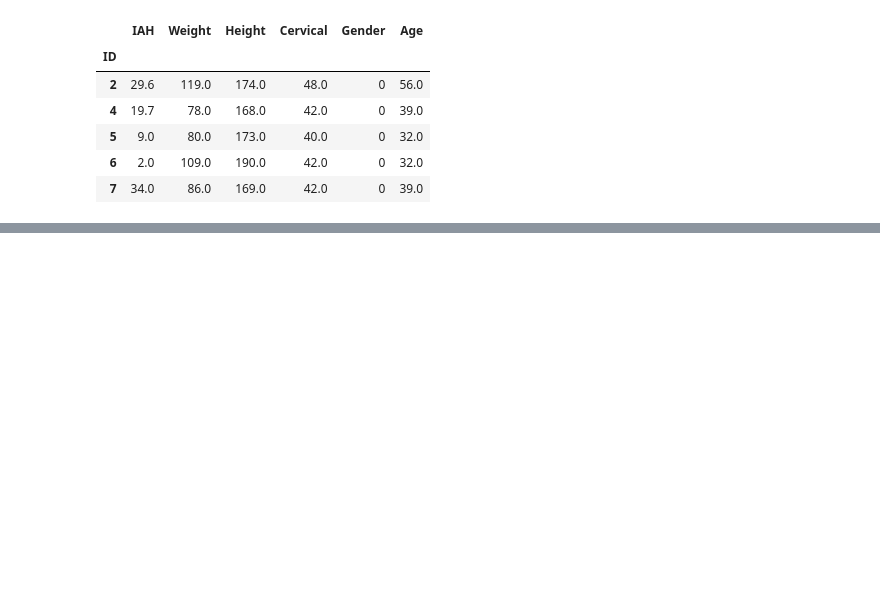
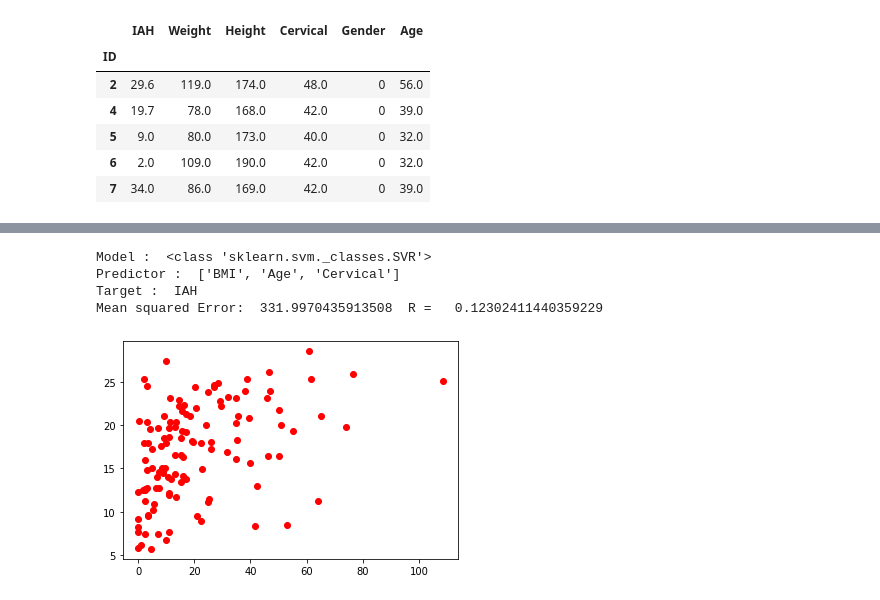
Before and after one commit to MGousset/UPM_AI_Master_degree, a Jupyter notebook: notebooks/EDA_Regression_Marvin_Gousset.ipynb, the cells around one changed output, grey strips where cells are left out. Drawn from its saved outputs; the diff is of its cells as text; code cells hidden in the pictures; blank space fills up the shorter version.

```diff
--- a/notebooks/EDA_Regression_Marvin_Gousset.ipynb
+++ b/notebooks/EDA_Regression_Marvin_Gousset.ipynb
@@ -206,0 +199,14 @@ Variance score: 0.12
+# %%
+#Define features and output
+predictors = ['BMI', 'Age', 'Cervical']
+target = 'IAH'
+
+# Define the model
+model = svm.SVR()
+training_process(model, predictors, target, df)
+# %% [output]
+Model :  <class 'sklearn.svm._classes.SVR'>
+Predictor :  ['BMI', 'Age', 'Cervical']
+Target :  IAH
+Mean squared Error:  331.9970435913508  R =   0.12302411440359229
+[figure, added]
```
Also changed, not shown: parts of 12 cells of this notebook.
